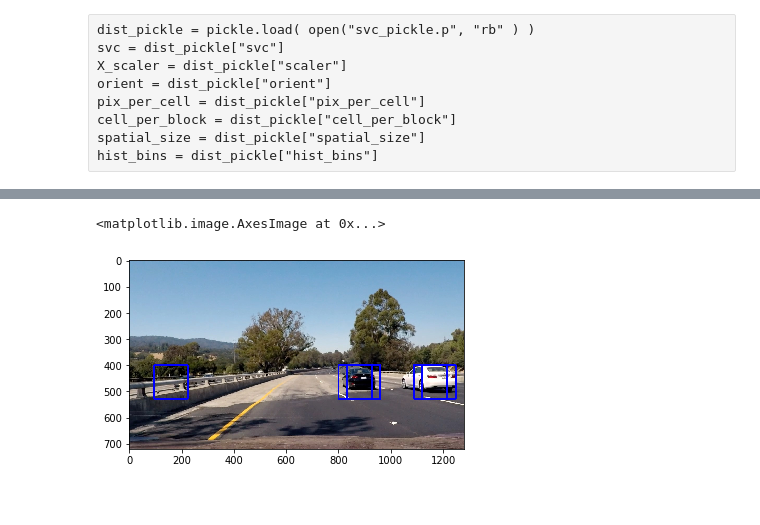
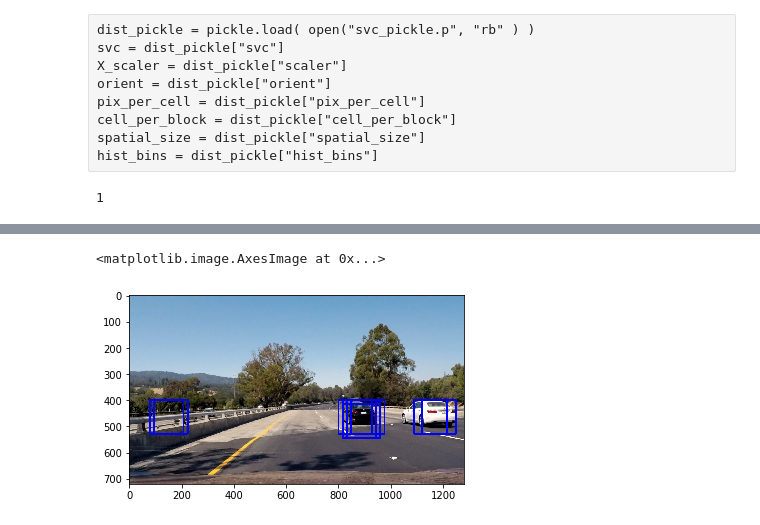
Before and after one commit to tmandzak/CarND-Vehicle-Detection-P5, a Jupyter notebook: SearchClassify.ipynb, the cells around one changed output, grey strips where cells are left out. Drawn from its saved outputs; the diff is of its cells as text; code cells hidden in the pictures.

Commit message:
Update find_cars to receive ovelap

```diff
--- a/SearchClassify.ipynb
+++ b/SearchClassify.ipynb
@@ -256,8 +256,8 @@ def search_windows(img, windows, clf, scaler, color_space='RGB',
     return on_windows
 # %%
 # Read in car and non-car images
-cars = glob.glob('../images_smallset/vehicles_smallset/**/*.jpeg', recursive=True)
-notcars = glob.glob('../images_smallset/non-vehicles_smallset/**/*.jpeg', recursive=True)
+cars = glob.glob('../images/vehicles_smallset/**/*.jpeg', recursive=True)
+notcars = glob.glob('../images/non-vehicles_smallset/**/*.jpeg', recursive=True)
 len(cars), len(notcars)
 # %% [output]
 (1196, 1125)
@@ -366,9 +366,19 @@ pix_per_cell = dist_pickle["pix_per_cell"]
 cell_per_block = dist_pickle["cell_per_block"]
 spatial_size = dist_pickle["spatial_size"]
 hist_bins = dist_pickle["hist_bins"]
+# %%
+window = 64
+overlap = 56/64
+pix_per_cell = 8
+
+cells_per_step = np.int(window * (1 - overlap) / pix_per_cell)
+
+cells_per_step
+# %% [output]
+1
 # %%
 # Define a single function that can extract features using hog sub-sampling and make predictions
-def find_cars(img, ystart, ystop, scale, svc, X_scaler, orient, pix_per_cell, cell_per_block, spatial_size, hist_bins):
+def find_cars(img, ystart, ystop, scale, svc, X_scaler, overlap=48/64, orient=9, pix_per_cell=8, cell_per_block=2, spatial_size=8, hist_bins=32):
 
     draw_img = np.copy(img)
     #img = img.astype(np.float32)/255
@@ -391,7 +401,10 @@ def find_cars(img, ystart, ystop, scale, svc, X_scaler, orient, pix_per_cell, ce
     # 64 was the orginal sampling rate, with 8 cells and 8 pix per cell
     window = 64
     nblocks_per_window = (window // pix_per_cell) - cell_per_block + 1
-    cells_per_step = 2  # Instead of overlap, define how many cells to step
+
+    # Instead of overlap, define how many cells to step
+    cells_per_step = np.int(window * (1 - overlap) / pix_per_cell)
+
     nxsteps = (nxblocks - nblocks_per_window) // cells_per_step
     nysteps = (nyblocks - nblocks_per_window) // cells_per_step
 
@@ -438,8 +451,9 @@ img = mpimg.imread('test_images/test4.jpg')
 ystart = 400
 ystop = 656
 scale = 2
+overlap=56/64
 
-out_img = find_cars(img, ystart, ystop, scale, svc, X_scaler, orient, pix_per_cell, cell_per_block, spatial_size, hist_bins)
+out_img = find_cars(img, ystart, ystop, scale, svc, X_scaler, overlap, orient, pix_per_cell, cell_per_block, spatial_size, hist_bins)
 
 plt.imshow(out_img)
 # %% [output]
@@ -447,6 +461,6 @@ C:\Users\tmandzak\Miniconda3\envs\carnd-term1\lib\site-packages\skimage\feature\
   'be changed to `L2-Hys` in v0.15', skimage_deprecation)
 <matplotlib.image.AxesImage at 0x...>
-[figure, old version]
+[figure, new version]
 # %%
 from scipy.ndimage.measurements import label
 # %%
```
Also changed, not shown: parts of 7 cells of this notebook, 1 other file.
